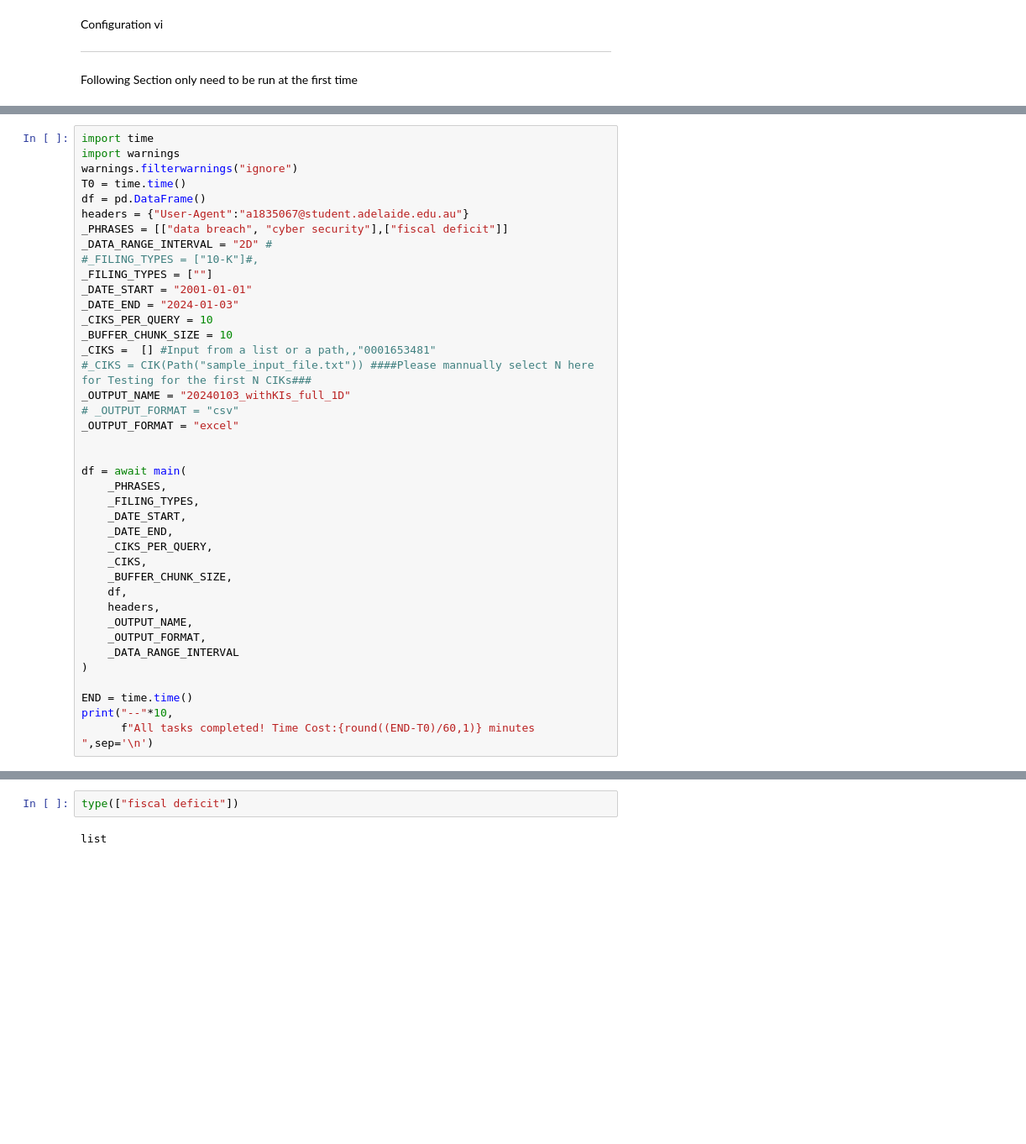
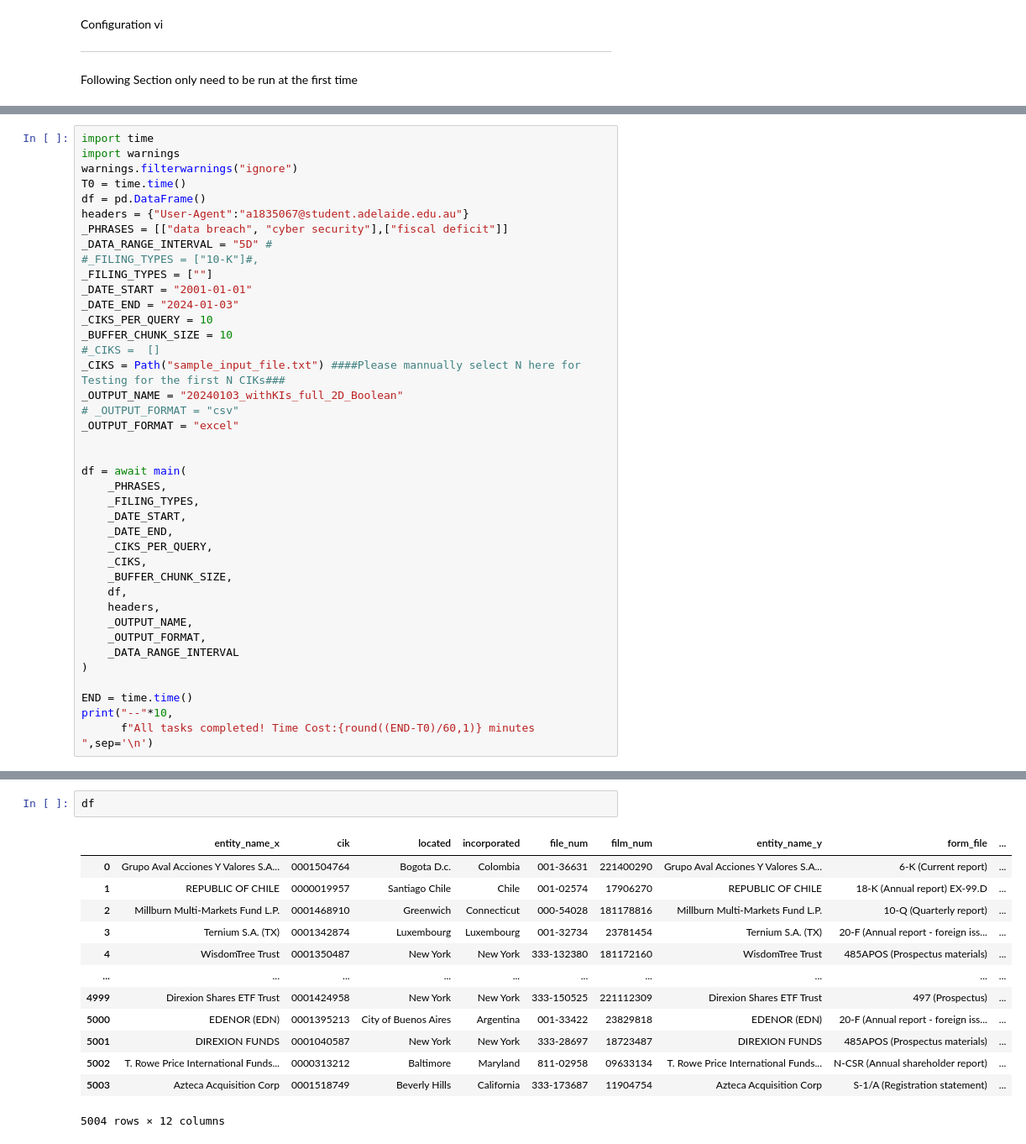
Before and after one commit to HuanweiXu/SEC-project, a Jupyter notebook: SEC2024_01_04_WithBoolean_Query.ipynb, the cells around one changed output, grey strips where cells are left out. Shown at 84% size. Cells and saved outputs as stored; diff of their text form; blank space fills up the shorter version.

```diff
--- a/SEC2024_01_04_WithBoolean_Query.ipynb
+++ b/SEC2024_01_04_WithBoolean_Query.ipynb
@@ -489,16 +543,16 @@ T0 = time.time()
 df = pd.DataFrame()
 headers = {"User-Agent":"a1835067@student.adelaide.edu.au"}
 _PHRASES = [["data breach", "cyber security"],["fiscal deficit"]]
-_DATA_RANGE_INTERVAL = "2D" #
+_DATA_RANGE_INTERVAL = "5D" #
 #_FILING_TYPES = ["10-K"]#,
 _FILING_TYPES = [""]
 _DATE_START = "2001-01-01"
 _DATE_END = "2024-01-03"
 _CIKS_PER_QUERY = 10
 _BUFFER_CHUNK_SIZE = 10
-_CIKS =  [] #Input from a list or a path,,"0001653481"
-#_CIKS = CIK(Path("sample_input_file.txt")) ####Please mannually select N here for Testing for the first N CIKs###
-_OUTPUT_NAME = "20240103_withKIs_full_1D"
+#_CIKS =  []
+_CIKS = Path("sample_input_file.txt") ####Please mannually select N here for Testing for the first N CIKs###
+_OUTPUT_NAME = "20240103_withKIs_full_2D_Boolean"
 # _OUTPUT_FORMAT = "csv"
 _OUTPUT_FORMAT = "excel"
 
@@ -529,4 +581,16 @@ CancelledError:
-# %%
-type(["fiscal deficit"])
-# %% [output]
-list
+# %%
+df
+# %% [output]
+|  | entity_name_x | cik | located | incorporated | file_num | film_num | entity_name_y | form_file | ... |
+| 0 | Grupo Aval Acciones Y Valores S.A... | 0001504764 | Bogota D.c. | Colombia | 001-36631 | 221400290 | Grupo Aval Acciones Y Valores S.A... | 6-K (Current report) | ... |
+| 1 | REPUBLIC OF CHILE | 0000019957 | Santiago Chile | Chile | 001-02574 | 17906270 | REPUBLIC OF CHILE | 18-K (Annual report) EX-99.D | ... |
+| 2 | Millburn Multi-Markets Fund L.P. | 0001468910 | Greenwich | Connecticut | 000-54028 | 181178816 | Millburn Multi-Markets Fund L.P. | 10-Q (Quarterly report) | ... |
+| 3 | Ternium S.A. (TX) | 0001342874 | Luxembourg | Luxembourg | 001-32734 | 23781454 | Ternium S.A. (TX) | 20-F (Annual report - foreign iss... | ... |
+| 4 | WisdomTree Trust | 0001350487 | New York | New York | 333-132380 | 181172160 | WisdomTree Trust | 485APOS (Prospectus materials) | ... |
+| ... | ... | ... | ... | ... | ... | ... | ... | ... | ... |
+| 4999 | Direxion Shares ETF Trust | 0001424958 | New York | New York | 333-150525 | 221112309 | Direxion Shares ETF Trust | 497 (Prospectus) | ... |
+| 5000 | EDENOR (EDN) | 0001395213 | City of Buenos Aires | Argentina | 001-33422 | 23829818 | EDENOR (EDN) | 20-F (Annual report - foreign iss... | ... |
+| 5001 | DIREXION FUNDS | 0001040587 | New York | New York | 333-28697 | 18723487 | DIREXION FUNDS | 485APOS (Prospectus materials) | ... |
+| 5002 | T. Rowe Price International Funds... | 0000313212 | Baltimore | Maryland | 811-02958 | 09633134 | T. Rowe Price International Funds... | N-CSR (Annual shareholder report) | ... |
+| 5003 | Azteca Acquisition Corp | 0001518749 | Beverly Hills | California | 333-173687 | 11904754 | Azteca Acquisition Corp | S-1/A (Registration statement) | ... |
+5004 rows × 12 columns
```
Also changed, not shown: parts of 5 cells of this notebook.
